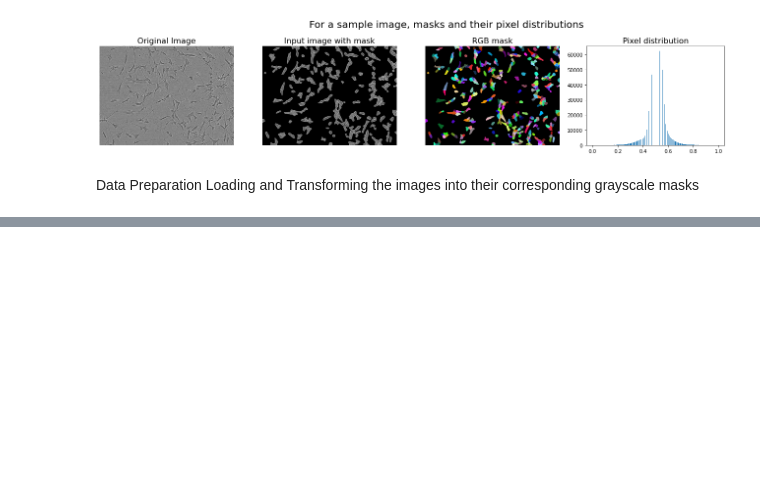
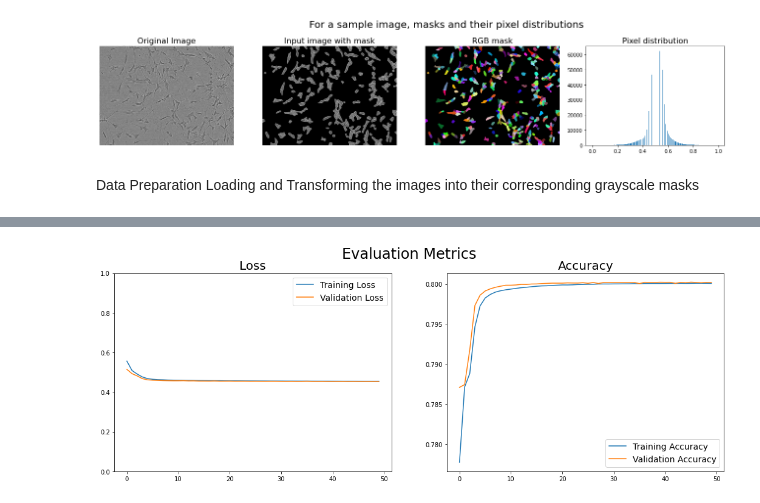
Before and after one commit to petersenjoern/sartorius-cell-segmentation, a Jupyter notebook: exploration.ipynb, the cells around one changed output, grey strips where cells are left out. Drawn from its saved outputs; the diff is of its cells as text; code cells hidden in the pictures; blank space fills up the shorter version.

```diff
--- a/exploration.ipynb
+++ b/exploration.ipynb
@@ -28,7 +29,7 @@ TRANS_POWER = 2
 LEARNING_RATE = 1e-4
 VAL_SIZE = 0.1
 BATCH_SIZE = 4
-EPOCHS = 100
+EPOCHS = 50
 PLOTS_DPI = 150
 PATIENCE = 6
 
@@ -370,0 +398,29 @@ KeyboardInterrupt:
+# %%
+loss = history.history['loss']
+val_loss = history.history['val_loss']
+
+accuracy = history.history['accuracy']
+val_accuracy = history.history['val_accuracy']
+
+epochs_range = history.epoch
+
+plt.figure(figsize = (18, 6))
+
+plt.subplot(1, 2, 1)
+plt.plot(epochs_range, loss, label = 'Training Loss')
+plt.plot(epochs_range, val_loss, label = 'Validation Loss')
+plt.legend(loc = 'upper right', fontsize = 14)
+plt.ylim(0, 1)
+plt.title('Loss', fontsize = 20)
+
+plt.subplot(1, 2, 2)
+plt.plot(epochs_range, accuracy, label = 'Training Accuracy')
+plt.plot(epochs_range, val_accuracy, label = 'Validation Accuracy')
+plt.legend(loc = 'lower right', fontsize = 14)
+plt.title('Accuracy', fontsize = 20)
+
+plt.suptitle("Evaluation Metrics", fontsize = 24)
+plt.savefig('loss_and_accuracy.jpg', dpi = PLOTS_DPI, bbox_inches = 'tight')
+plt.show()
+# %% [output]
+[figure, added]
```
Also changed, not shown: parts of 7 cells of this notebook, 4 other files.
